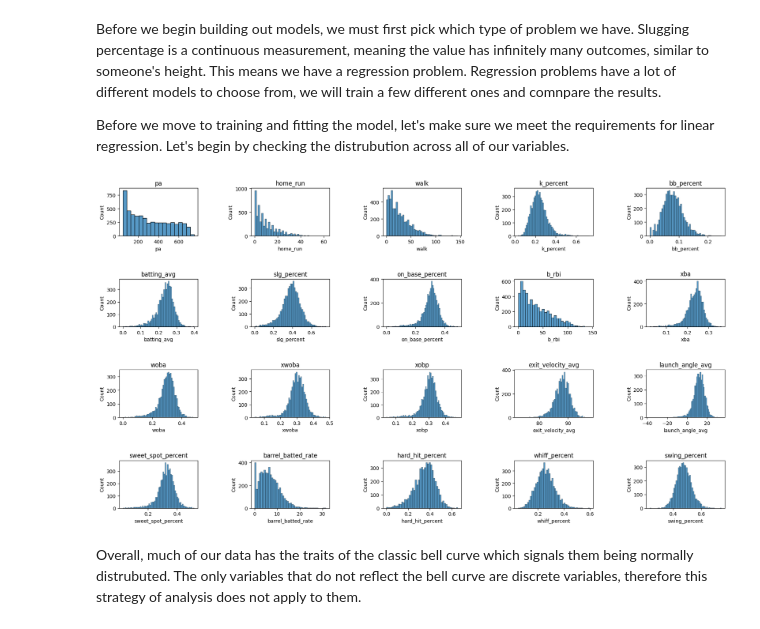
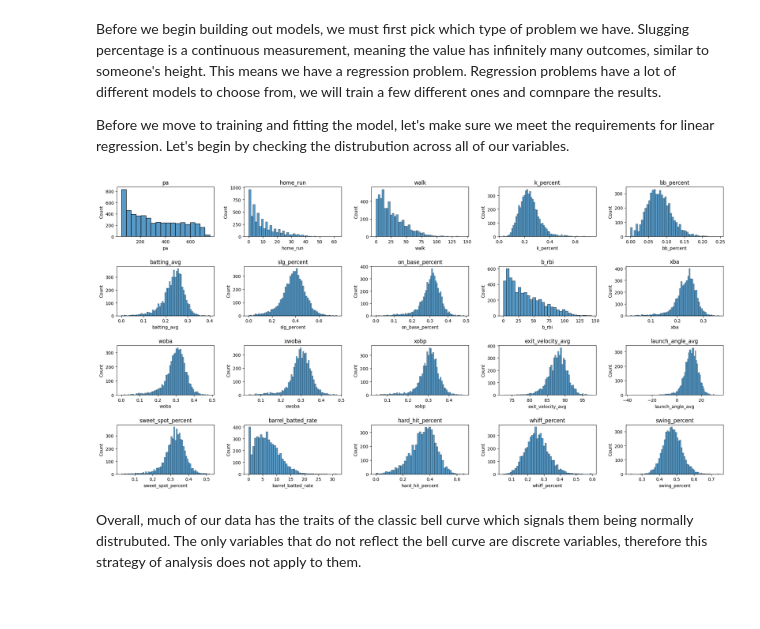
Before and after one commit to RyRom/da-proj, a Jupyter notebook: ml_demo.ipynb, the cells around one changed output. Cells and saved outputs as stored; diff of their text form; code cells hidden in the pictures.

```diff
--- a/ml_demo.ipynb
+++ b/ml_demo.ipynb
@@ -440,19 +440,19 @@ Before we begin building out models, we must first pick which type of problem we
 Before we move to training and fitting the model, let's make sure we meet the requirements for linear regression. Let's begin by checking the distrubution across all of our variables.
 # %%
 # Create figure
-fig, axes = plt.subplots(4,5, figsize=(18, 10))
+fig, axes = plt.subplots(4,5, figsize=(20, 10))
 ax = axes.flatten()
 
 # Plot each field
 for i, col in enumerate(df.iloc[:, 3:].columns):
     sns.histplot(df[col], ax=ax[i])
     ax[i].set_title(col)
 
 # Fix padding to prevent overlap
-fig.tight_layout(w_pad=6, h_pad=4)
+fig.tight_layout(w_pad=2, h_pad=2)
 plt.show()
 # %% [output]
-[figure, old version]
+[figure, new version]
 # %% [markdown]
 Overall, much of our data has the traits of the classic bell curve which signals them being normally distrubuted. The only variables that do not reflect the bell curve are discrete variables, therefore this strategy of analysis does not apply to them.
 # %%
```
Also changed, not shown: parts of 10 cells of this notebook.
